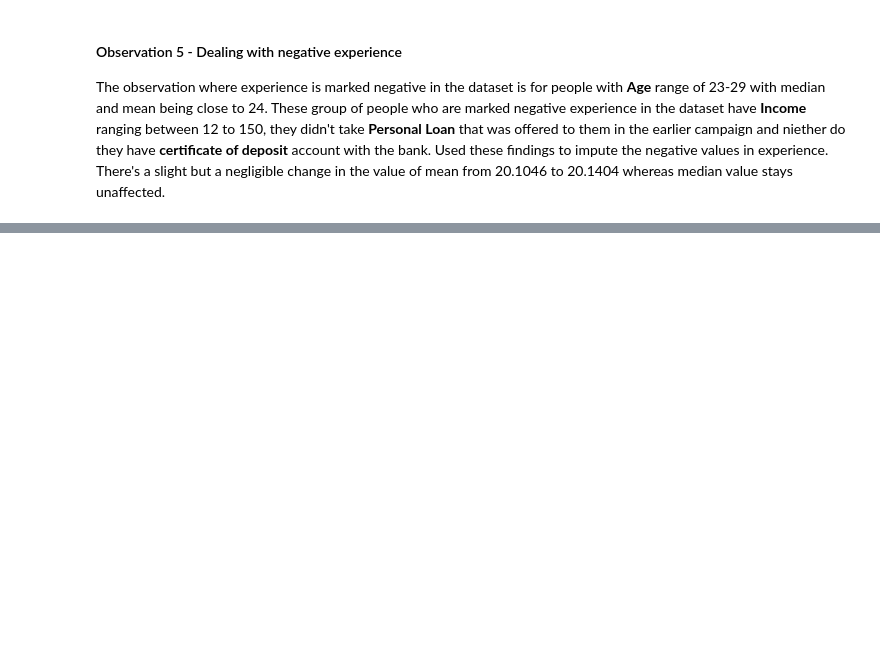
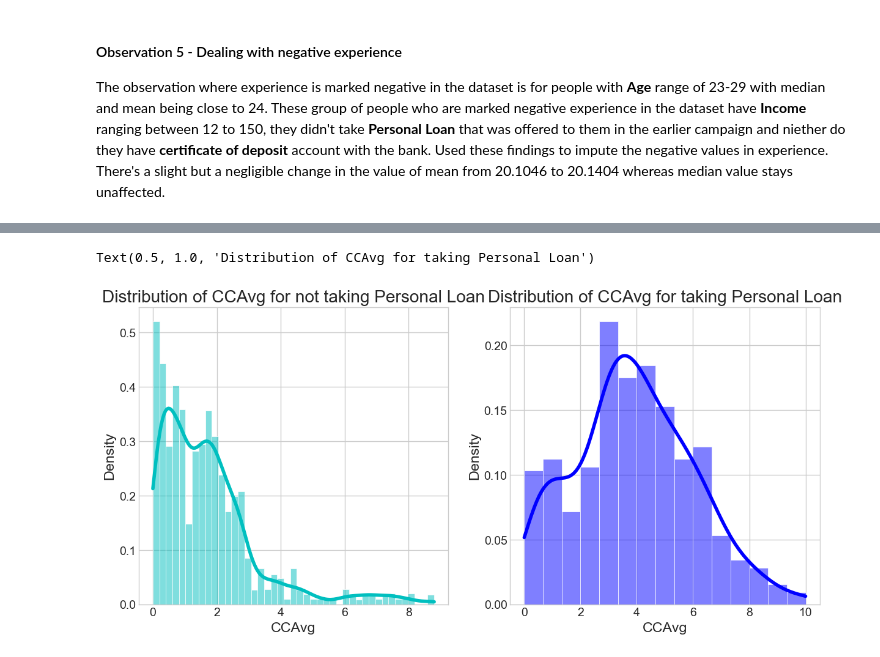
Before and after one commit to uniqueupsc/Projects_AIML, a Jupyter notebook: 02_Supervised_Machine_Learning/02_Supervised_Machine_Learning.ipynb, the cells around one changed output, grey strips where cells are left out. Drawn from its saved outputs; the diff is of its cells as text; code cells hidden in the pictures; blank space fills up the shorter version.

```diff
--- a/02_Supervised_Machine_Learning/02_Supervised_Machine_Learning.ipynb
+++ b/02_Supervised_Machine_Learning/02_Supervised_Machine_Learning.ipynb
@@ -272,0 +291,19 @@ The observation where experience is marked negative in the dataset is for people
+# %%
+# Distribution of CCAvg for taking Personal Loan
+fig = plt.figure(figsize=(12.8, 6))
+
+ax = fig.add_subplot(121)
+sns.histplot(
+    bank[(bank['Personal Loan'] == 0)]['CCAvg'],
+    kde=True, stat='density', color='c', ax=ax
+).set_title('Distribution of CCAvg for not taking Personal Loan')
+
+ax = fig.add_subplot(122)
+sns.histplot(
+    bank[bank['Personal Loan'] == 1]['CCAvg'],
+    kde=True , stat='density', color='b',
+    ax=ax
+).set_title('Distribution of CCAvg for taking Personal Loan')
+# %% [output]
+Text(0.5, 1.0, 'Distribution of CCAvg for taking Personal Loan')
+[figure, added]
```
Also changed, not shown: parts of 4 cells of this notebook.
